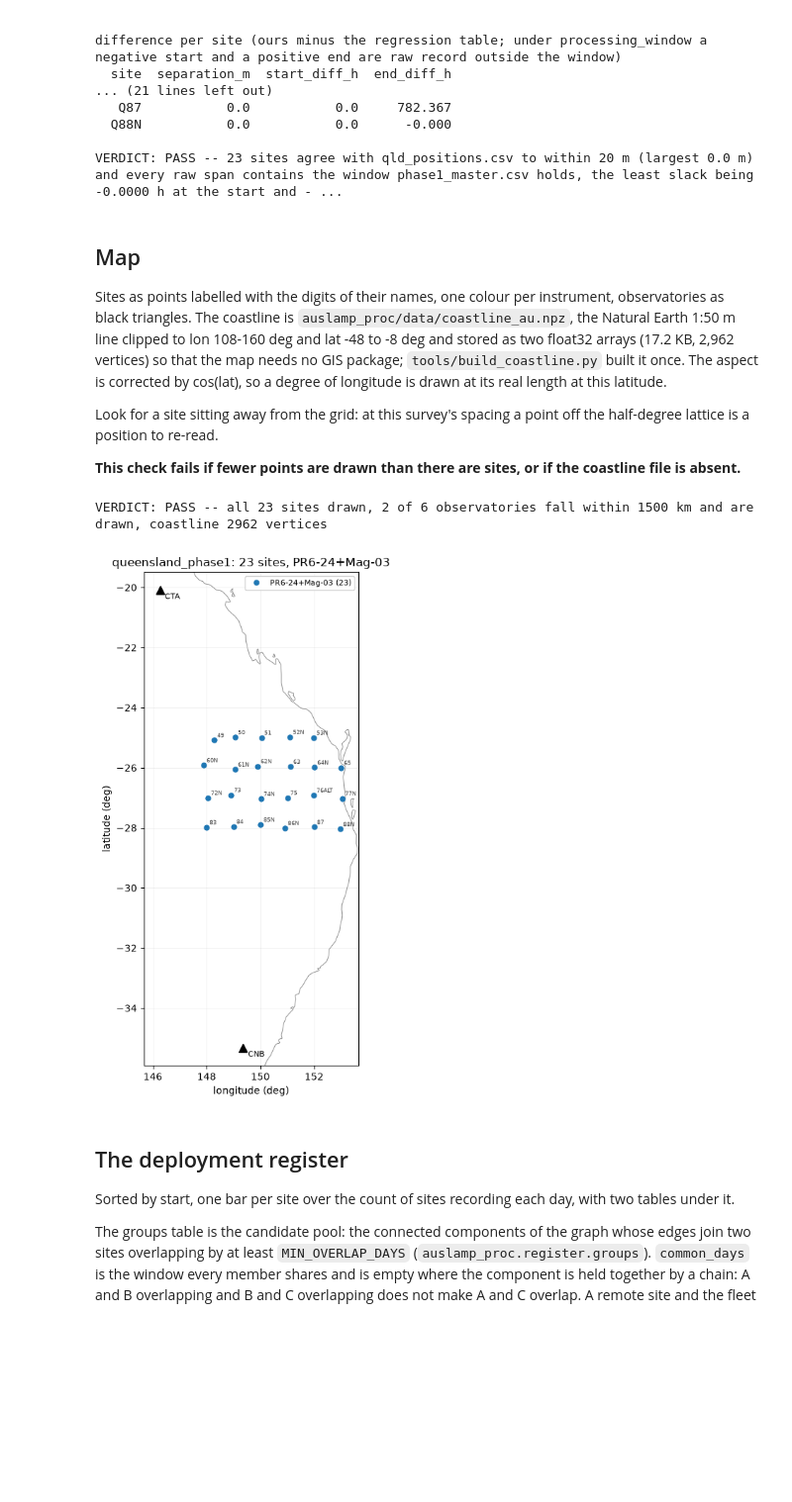
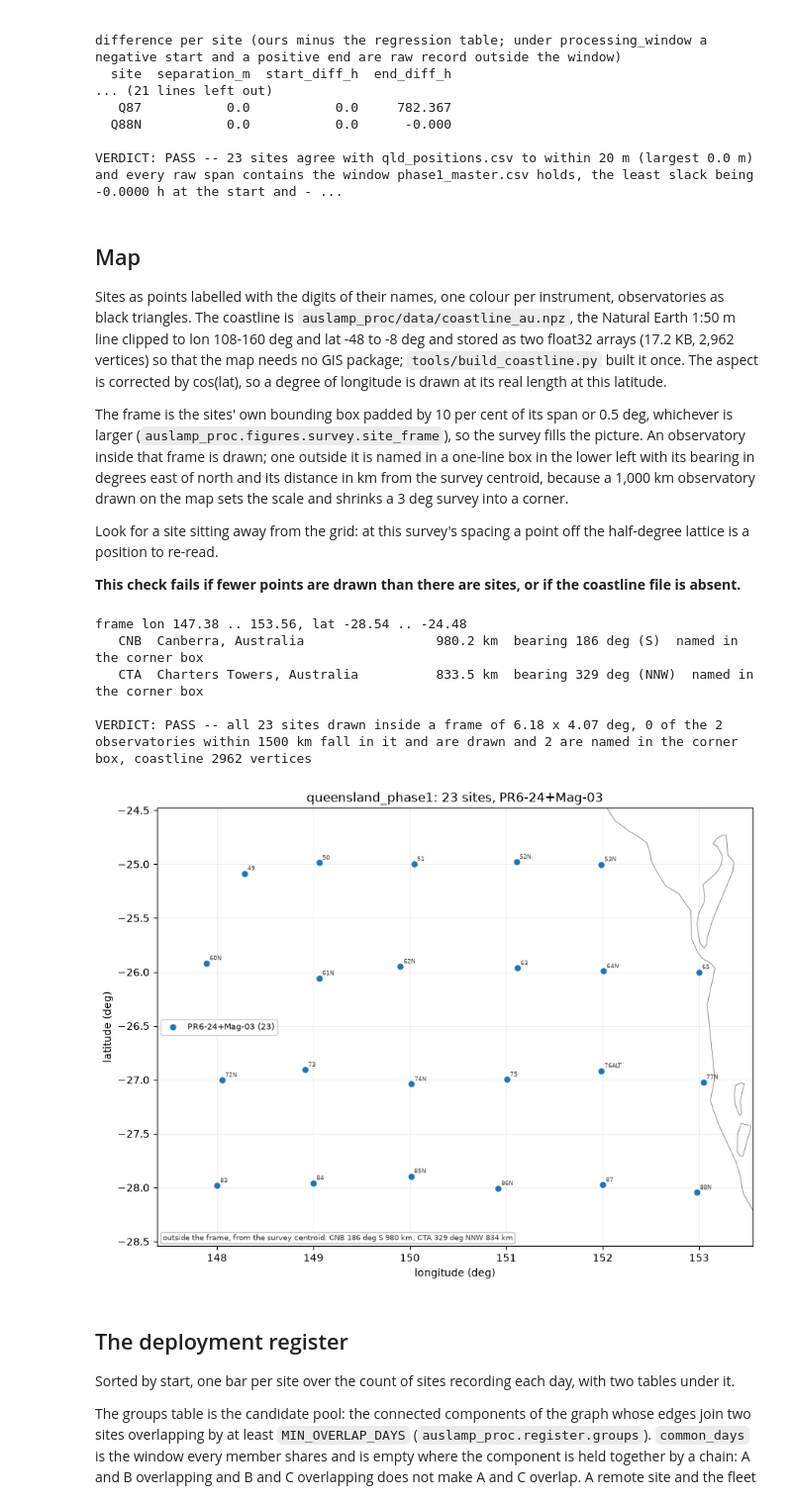
Before and after one commit to bvkay/AusLAMP-Processing-2026, a Jupyter notebook: workbooks/01_survey.ipynb, the cells around one changed output. Shown at 99% size. Saved outputs shown, nothing was run; the diff lists cells and outputs as text; code cells hidden in the pictures; blank space fills up the shorter version.

```diff
--- a/workbooks/01_survey.ipynb
+++ b/workbooks/01_survey.ipynb
@@ -702,6 +702,12 @@ lon 108-160 deg and lat -48 to -8 deg and stored as two float32 arrays (17.2 KB,
 map needs no GIS package; `tools/build_coastline.py` built it once. The aspect is corrected by cos(lat), so a
 degree of longitude is drawn at its real length at this latitude.
 
+The frame is the sites' own bounding box padded by 10 per cent of its span or 0.5 deg, whichever is larger
+(`auslamp_proc.figures.survey.site_frame`), so the survey fills the picture. An observatory inside that frame
+is drawn; one outside it is named in a one-line box in the lower left with its bearing in degrees east of
+north and its distance in km from the survey centroid, because a 1,000 km observatory drawn on the map sets
+the scale and shrinks a 3 deg survey into a corner.
+
 Look for a site sitting away from the grid: at this survey's spacing a point off the half-degree lattice is a
 position to re-read.
 
@@ -709,27 +715,43 @@ position to re-read.
 # %%
 obs_here = [(c, v[0], v[1], v[2]) for c, v in geo.OBSERVATORIES.items()]
 lat0, lon0 = sites_scan.lat.mean(), sites_scan.lon.mean()
-near = [o for o in obs_here if geo.distance_km((lat0, lon0), (o[2], o[3])) < 1500]   # <- 1500 km, for the frame
+near = [o for o in obs_here if geo.distance_km((lat0, lon0), (o[2], o[3])) < 1500]   # <- 1500 km, offered to the map
 title = "%s: %d sites, %s" % (sv.cfg["name"], len(sites_scan),
                               " and ".join(sorted(set(sites_scan.instrument))))
 map_png = OUT / "map.png"
 fig = FIG.map(sites_scan, near, map_png, title=title)
 WRITTEN.append(map_png)
+
+frame = FIG.site_frame(sites_scan.lat.values, sites_scan.lon.values)
+inside = [o for o in near if frame[0] <= o[3] <= frame[1] and frame[2] <= o[2] <= frame[3]]
+in_codes = {o[0] for o in inside}
+print("frame lon %.2f .. %.2f, lat %.2f .. %.2f" % frame)
+for c, name, olat, olon in near:
+    b = FIG.bearing_deg((lat0, lon0), (olat, olon))
+    print("   %-4s %-32s %8.1f km  bearing %03.0f deg (%s)  %s"
+          % (c, name, geo.distance_km((lat0, lon0), (olat, olon)), b, FIG.compass_point(b),
+             "drawn" if c in in_codes else "named in the corner box"))
 
 lon_c, lat_c = FIG.load_coastline()
 drawn = int(np.isfinite(pd.to_numeric(sites_scan.lat, errors="coerce")).sum())
 print()
 if len(sites_scan) == 0:
     print("VERDICT: UNJUDGED -- no site to draw")
 elif drawn < len(sites_scan) or lon_c is None:
     print("VERDICT: FAIL -- %d of %d sites have a finite position and were drawn; coastline %s"
           % (drawn, len(sites_scan), "absent" if lon_c is None else "present"))
 else:
-    print("VERDICT: PASS -- all %d sites drawn, %d of %d observatories fall within 1500 km and are drawn, "
-          "coastline %d vertices" % (drawn, len(near), len(obs_here), len(lon_c)))
+    print("VERDICT: PASS -- all %d sites drawn inside a frame of %.2f x %.2f deg, %d of the %d observatories "
+          "within 1500 km fall in it and are drawn and %d are named in the corner box, coastline %d vertices"
+          % (drawn, frame[1] - frame[0], frame[3] - frame[2], len(inside), len(near),
+             len(near) - len(inside), len(lon_c)))
 # %% [output]
-VERDICT: PASS -- all 23 sites drawn, 2 of 6 observatories fall within 1500 km and are drawn, coastline 2962 vertices
+frame lon 147.38 .. 153.56, lat -28.54 .. -24.48
+   CNB  Canberra, Australia                 980.2 km  bearing 186 deg (S)  named in the corner box
+   CTA  Charters Towers, Australia          833.5 km  bearing 329 deg (NNW)  named in the corner box
+
+VERDICT: PASS -- all 23 sites drawn inside a frame of 6.18 x 4.07 deg, 0 of the 2 observatories within 1500 km fall in it and are drawn and 2 are named in the corner box, coastline 2962 vertices
-[figure, old version]
+[figure, new version]
 # %% [markdown]
 ## The deployment register
 
```
Also changed, not shown: parts of 2 cells of this notebook, 16 other files.
